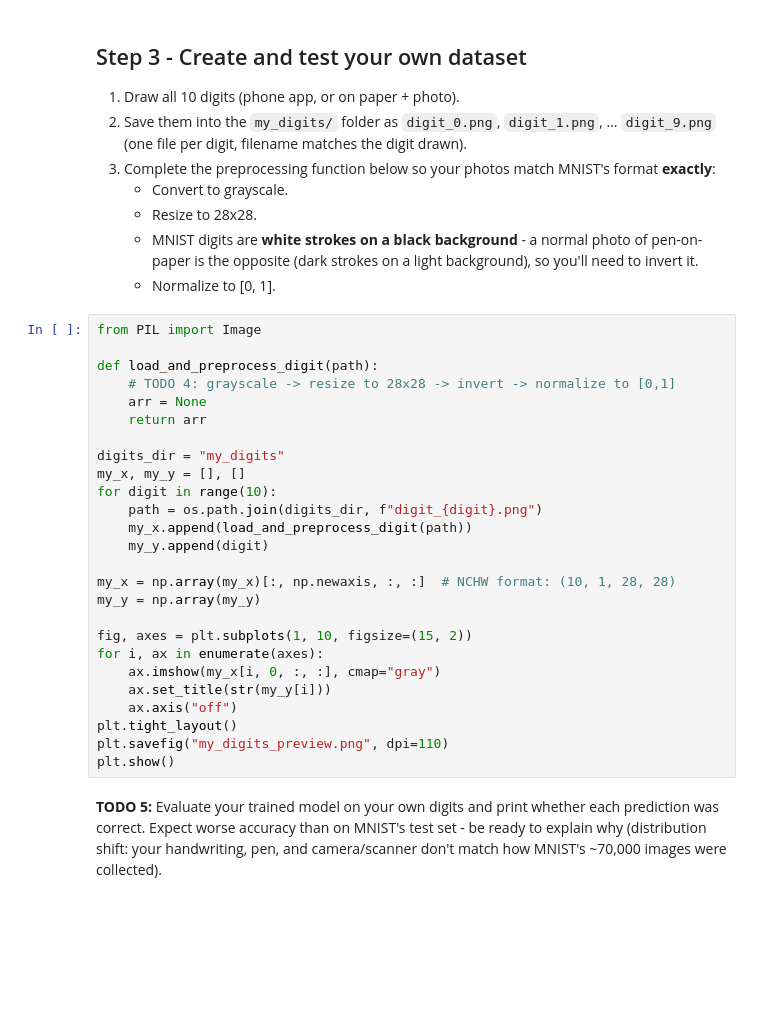
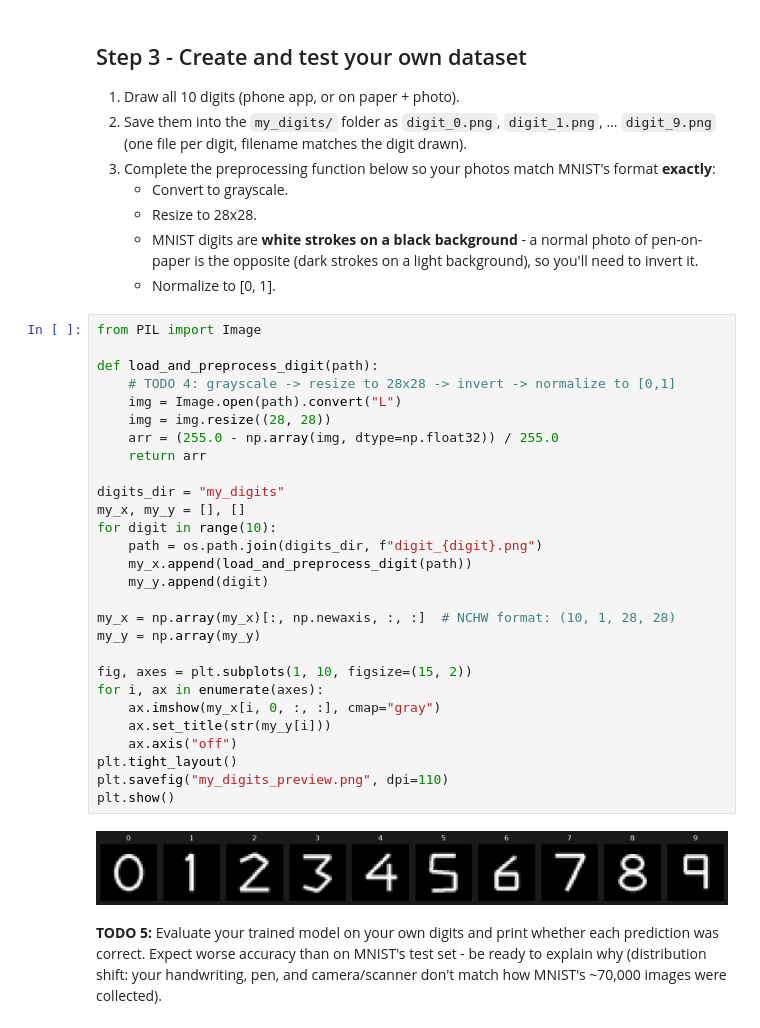
Before and after one commit to lukackamartin/ias0360-lab-excercises-2026, a Jupyter notebook: lab_2_2/lcd/mnist_cnn.ipynb, the cells around one changed output. Cells and saved outputs as stored; diff of their text form; blank space fills up the shorter version.

```diff
--- a/lab_2_2/lcd/mnist_cnn.ipynb
+++ b/lab_2_2/lcd/mnist_cnn.ipynb
@@ -183,29 +329,33 @@ print(best_row)
 # %%
 from PIL import Image
 
 def load_and_preprocess_digit(path):
     # TODO 4: grayscale -> resize to 28x28 -> invert -> normalize to [0,1]
-    arr = None
+    img = Image.open(path).convert("L")
+    img = img.resize((28, 28))
+    arr = (255.0 - np.array(img, dtype=np.float32)) / 255.0
     return arr
 
 digits_dir = "my_digits"
 my_x, my_y = [], []
 for digit in range(10):
     path = os.path.join(digits_dir, f"digit_{digit}.png")
     my_x.append(load_and_preprocess_digit(path))
     my_y.append(digit)
 
 my_x = np.array(my_x)[:, np.newaxis, :, :]  # NCHW format: (10, 1, 28, 28)
 my_y = np.array(my_y)
 
 fig, axes = plt.subplots(1, 10, figsize=(15, 2))
 for i, ax in enumerate(axes):
     ax.imshow(my_x[i, 0, :, :], cmap="gray")
     ax.set_title(str(my_y[i]))
     ax.axis("off")
 plt.tight_layout()
 plt.savefig("my_digits_preview.png", dpi=110)
 plt.show()
+# %% [output]
+[figure, added]
 # %% [markdown]
 **TODO 5:** Evaluate your trained model on your own digits and print
 whether each prediction was correct. Expect worse accuracy than on MNIST's
```
Also changed, not shown: parts of 10 cells of this notebook, 24 other files.
